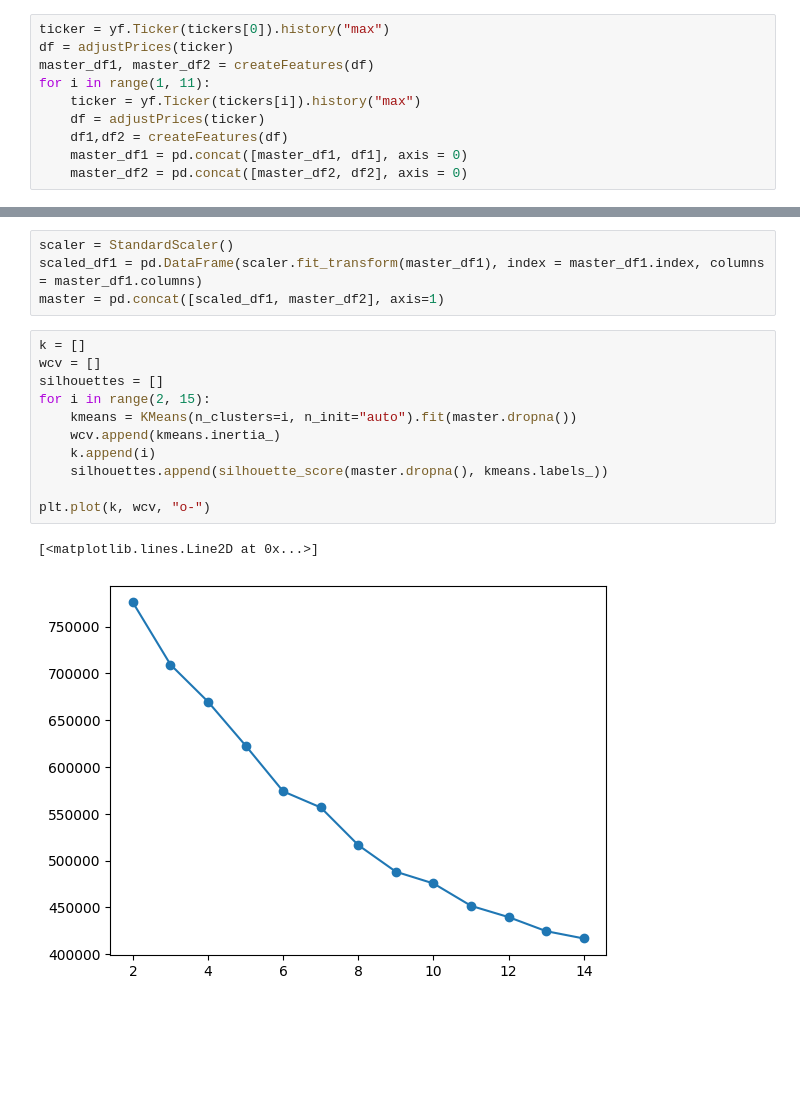
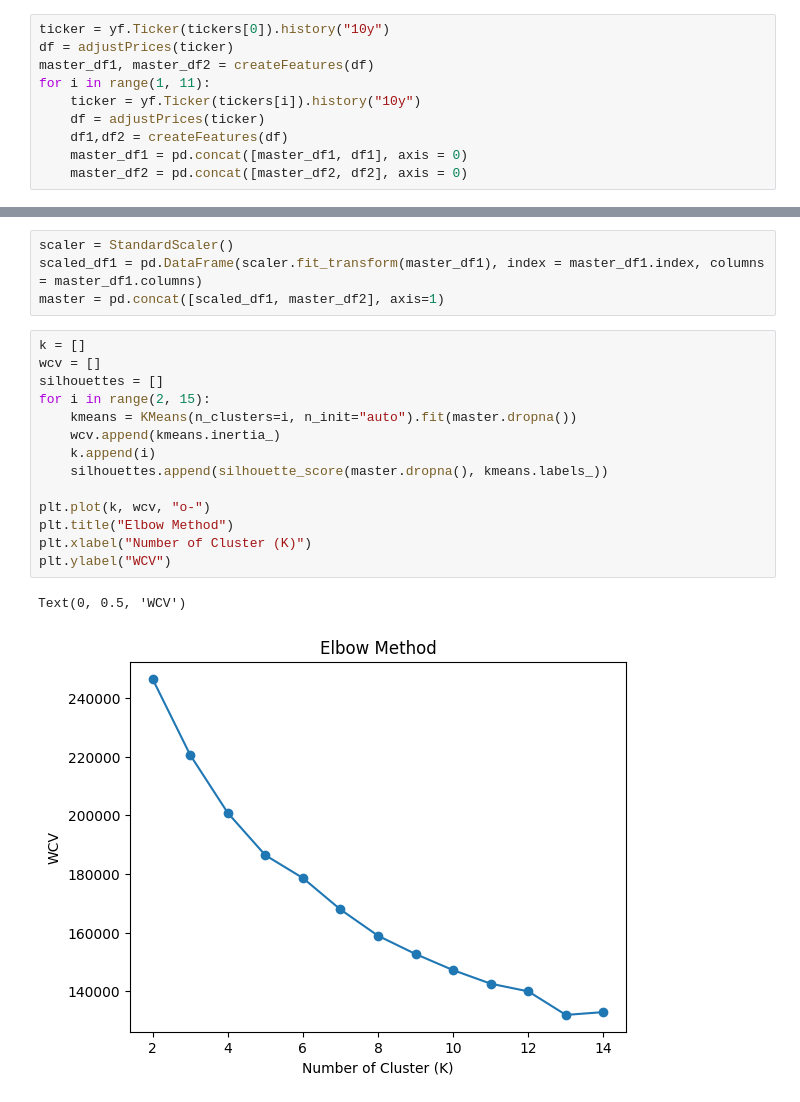
Before and after one commit to gmandl10/ST494FinalProject, a Jupyter notebook: EDA.ipynb, the cells around one changed output, grey strips where cells are left out. Drawn from its saved outputs; the diff is of its cells as text; blank space fills up the shorter version.

```diff
--- a/EDA.ipynb
+++ b/EDA.ipynb
@@ -523,11 +518,11 @@ ZTS"""
 tickers = tickers.split("\n")
 np.random.shuffle(tickers)
 # %%
-ticker = yf.Ticker(tickers[0]).history("max")
+ticker = yf.Ticker(tickers[0]).history("10y")
 df = adjustPrices(ticker)
 master_df1, master_df2 = createFeatures(df)
 for i in range(1, 11):
-    ticker = yf.Ticker(tickers[i]).history("max")
+    ticker = yf.Ticker(tickers[i]).history("10y")
     df = adjustPrices(ticker)
     df1,df2 = createFeatures(df)
     master_df1 = pd.concat([master_df1, df1], axis = 0)
@@ -586,14 +581,17 @@ master = pd.concat([scaled_df1, master_df2], axis=1)
 # %%
 k = []
 wcv = []
 silhouettes = []
 for i in range(2, 15):
     kmeans = KMeans(n_clusters=i, n_init="auto").fit(master.dropna())
     wcv.append(kmeans.inertia_)
     k.append(i)
     silhouettes.append(silhouette_score(master.dropna(), kmeans.labels_))
 
 plt.plot(k, wcv, "o-")
+plt.title("Elbow Method")
+plt.xlabel("Number of Cluster (K)")
+plt.ylabel("WCV")
 # %% [output]
-[<matplotlib.lines.Line2D at 0x...>]
+Text(0, 0.5, 'WCV')
-[figure, old version]
+[figure, new version]
```
Also changed, not shown: parts of 7 cells of this notebook, 4 other files.
